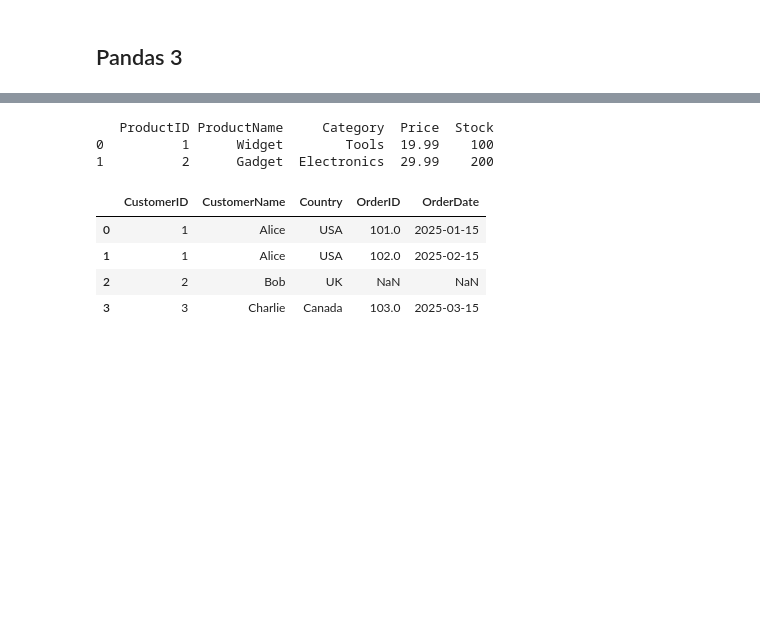
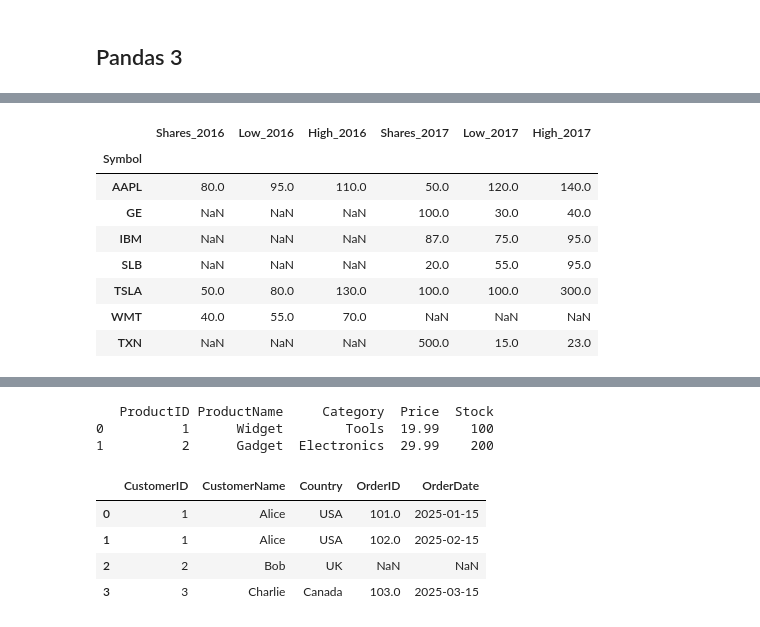
Before and after one commit to InobatMi/python_f14, a Jupyter notebook: lesson-20/main.ipynb, the cells around one changed output, grey strips where cells are left out. Cells and saved outputs as stored; diff of their text form; code cells hidden in the pictures; blank space fills up the shorter version.

```diff
--- a/lesson-20/main.ipynb
+++ b/lesson-20/main.ipynb
@@ -4,0 +233,13 @@ import pandas as pd
+# %%
+dfs2 = df_16.join(df_17, lsuffix='_2016', rsuffix='_2017',how='outer')
+dfs2
+# %% [output]
+|  | Shares_2016 | Low_2016 | High_2016 | Shares_2017 | Low_2017 | High_2017 |
+| Symbol |  |  |  |  |  |  |
+| AAPL | 80.0 | 95.0 | 110.0 | 50.0 | 120.0 | 140.0 |
+| GE | NaN | NaN | NaN | 100.0 | 30.0 | 40.0 |
+| IBM | NaN | NaN | NaN | 87.0 | 75.0 | 95.0 |
+| SLB | NaN | NaN | NaN | 20.0 | 55.0 | 95.0 |
+| TSLA | 50.0 | 80.0 | 130.0 | 100.0 | 100.0 | 300.0 |
+| WMT | 40.0 | 55.0 | 70.0 | NaN | NaN | NaN |
+| ΤΧΝ | NaN | NaN | NaN | 500.0 | 15.0 | 23.0 |
```
Also changed, not shown: parts of 26 cells of this notebook, 10 other files.
